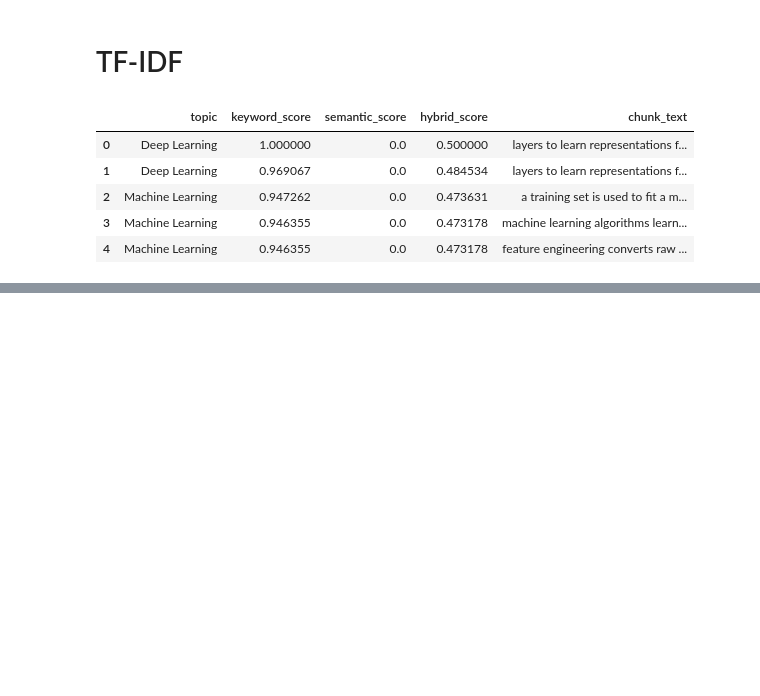
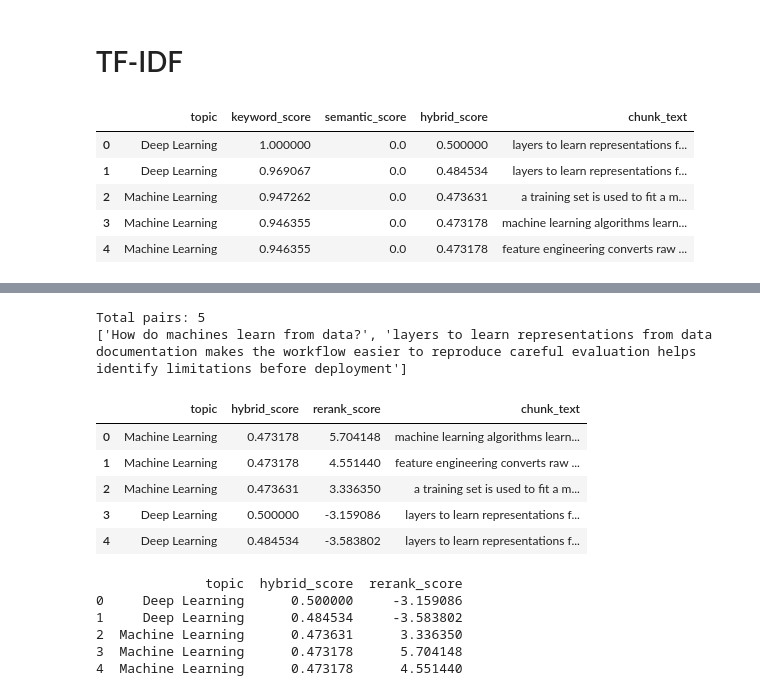
Before and after one commit to shaikyusufvali/LLM--Deeplearning, a Jupyter notebook: notebooks/01_LLM_Basics.ipynb, the cells around one changed output, grey strips where cells are left out. Cells and saved outputs as stored; diff of their text form; code cells hidden in the pictures; blank space fills up the shorter version.

```diff
--- a/notebooks/01_LLM_Basics.ipynb
+++ b/notebooks/01_LLM_Basics.ipynb
@@ -1173,0 +1209,71 @@ results[[
+# %%
+query = "How do machines learn from data?"
+
+query_chunk_pairs = [
+    [query, chunk]
+    for chunk in results["chunk_text"].tolist()
+]
+
+print("Total pairs:", len(query_chunk_pairs))
+print(query_chunk_pairs[0])
+# %% [output]
+Total pairs: 5
+['How do machines learn from data?', 'layers to learn representations from data documentation makes the workflow easier to reproduce careful evaluation helps identify limitations before deployment']
+# %%
+from sentence_transformers import CrossEncoder
+
+# 1. Load Cross-Encoder model
+reranker = CrossEncoder("cross-encoder/ms-marco-MiniLM-L-6-v2")
+
+# 2. Define query
+query = "How do machines learn from data?"
+
+# 3. Check retrieved results
+if "chunk_text" not in results.columns:
+    raise ValueError("results DataFrame lo chunk_text column missing.")
+
+# 4. Create query-chunk pairs
+query_chunk_pairs = [
+    [query, chunk]
+    for chunk in results["chunk_text"].tolist()
+]
+
+# 5. Generate reranking scores
+rerank_scores = reranker.predict(query_chunk_pairs)
+
+# 6. Add scores to results DataFrame
+results = results.copy()
+results["rerank_score"] = rerank_scores
+
+# 7. Sort by reranking score
+reranked_results = results.sort_values(
+    by="rerank_score",
+    ascending=False
+).reset_index(drop=True)
+
+# 8. Display final results
+display(
+    reranked_results[
+        ["topic", "hybrid_score", "rerank_score", "chunk_text"]
+    ]
+)
+# %% [output]
+|  | topic | hybrid_score | rerank_score | chunk_text |
+| 0 | Machine Learning | 0.473178 | 5.704148 | machine learning algorithms learn... |
+| 1 | Machine Learning | 0.473178 | 4.551440 | feature engineering converts raw ... |
+| 2 | Machine Learning | 0.473631 | 3.336350 | a training set is used to fit a m... |
+| 3 | Deep Learning | 0.500000 | -3.159086 | layers to learn representations f... |
+| 4 | Deep Learning | 0.484534 | -3.583802 | layers to learn representations f... |
+# %%
+rerank_scores = reranker.predict(query_chunk_pairs)
+
+results["rerank_score"] = rerank_scores
+
+print(results[["topic", "hybrid_score", "rerank_score"]])
+# %% [output]
+              topic  hybrid_score  rerank_score
+0     Deep Learning      0.500000     -3.159086
+1     Deep Learning      0.484534     -3.583802
+2  Machine Learning      0.473631      3.336350
+3  Machine Learning      0.473178      5.704148
+4  Machine Learning      0.473178      4.551440
```
Also changed, not shown: parts of 48 cells of this notebook, 2 other files.
